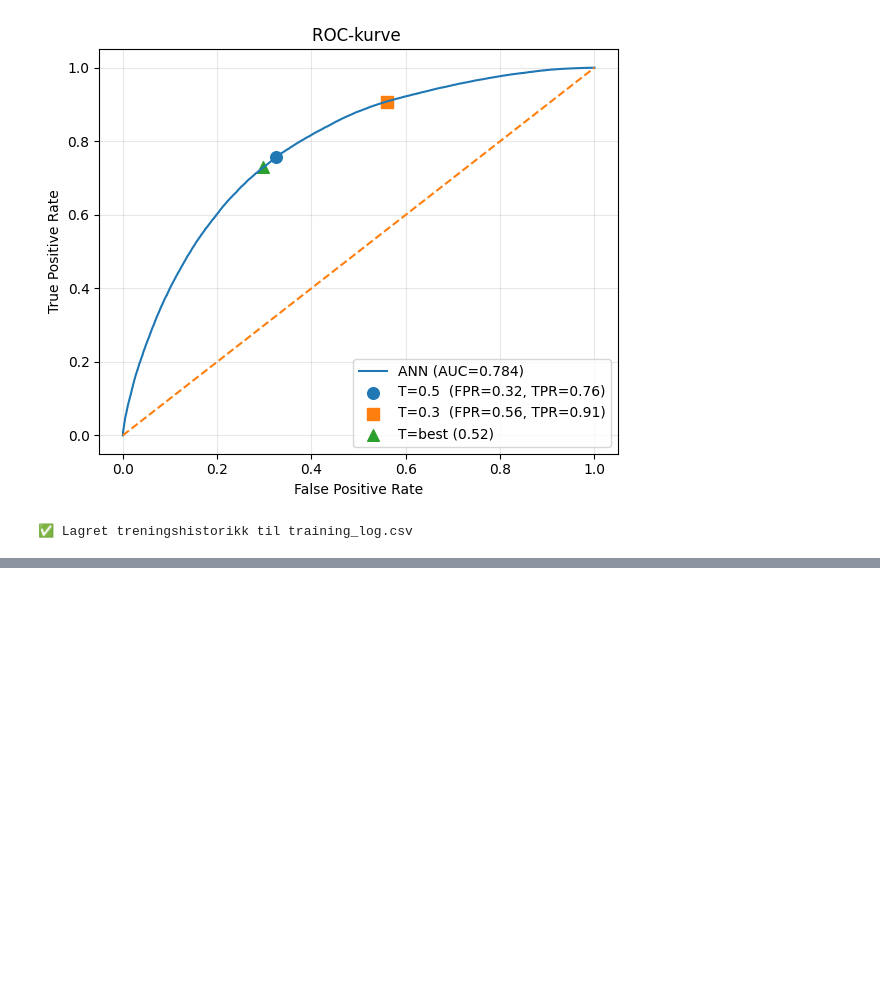
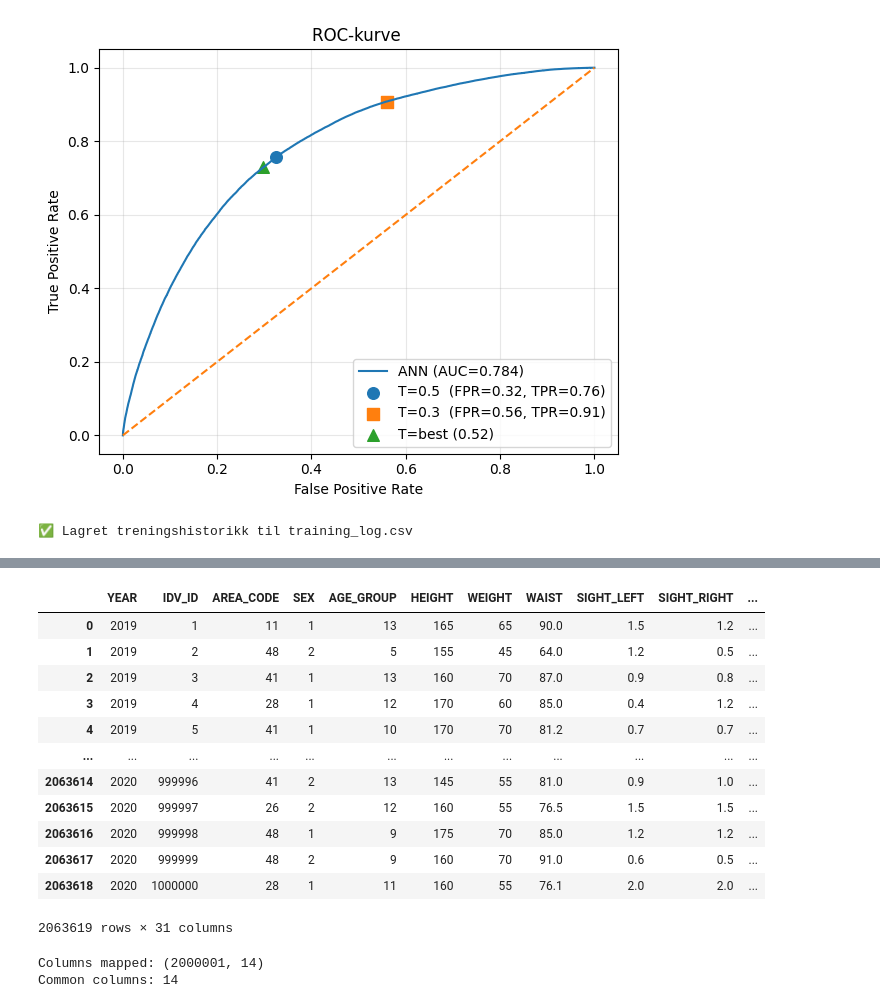
Before and after one commit to Oddvar112/IT3212-Datadrevet-Programvare, a Jupyter notebook: Oppgave_3/oppgav.ipynb, the cells around one changed output, grey strips where cells are left out. Cells and saved outputs as stored; diff of their text form; code cells hidden in the pictures; blank space fills up the shorter version.

```diff
--- a/Oppgave_3/oppgav.ipynb
+++ b/Oppgave_3/oppgav.ipynb
@@ -588,0 +591,17 @@ print("✅ Lagret treningshistorikk til training_log.csv")
+# %%
+df_2019 = pd.read_csv("health_checkup_2019.csv")
+df_2020 = pd.read_csv("health_checkup_2020.csv")
+
+print(f"2019 shape: {df_2019.shape}")
+print(f"2020 shape: {df_2020.shape}")
+
+df_combined = pd.concat([df_2019, df_2020], ignore_index=True)
+print(f"Combined shape: {df_combined.shape}")
+
+num_duplicates = df_combined.duplicated().sum()
+num_total = df_combined.shape[0]
+num_unique = num_total - num_duplicates
+print(f"Duplicates removed: {num_duplicates} ({(num_duplicates/num_total)*100:.2f}%)")
+
+df_2020_unique = df_combined.drop_duplicates()
+print(f"After dedup: {df_2020_unique.shape}")
@@ -588,0 +616,62 @@ print("✅ Lagret treningshistorikk til training_log.csv")
+# %%
+df_combined
+# %% [output]
+|  | YEAR | IDV_ID | AREA_CODE | SEX | AGE_GROUP | HEIGHT | WEIGHT | WAIST | SIGHT_LEFT | SIGHT_RIGHT | ... |
+| 0 | 2019 | 1 | 11 | 1 | 13 | 165 | 65 | 90.0 | 1.5 | 1.2 | ... |
+| 1 | 2019 | 2 | 48 | 2 | 5 | 155 | 45 | 64.0 | 1.2 | 0.5 | ... |
+| 2 | 2019 | 3 | 41 | 1 | 13 | 160 | 70 | 87.0 | 0.9 | 0.8 | ... |
+| 3 | 2019 | 4 | 28 | 1 | 12 | 170 | 60 | 85.0 | 0.4 | 1.2 | ... |
+| 4 | 2019 | 5 | 41 | 1 | 10 | 170 | 70 | 81.2 | 0.7 | 0.7 | ... |
+| ... | ... | ... | ... | ... | ... | ... | ... | ... | ... | ... | ... |
+| 2063614 | 2020 | 999996 | 41 | 2 | 13 | 145 | 55 | 81.0 | 0.9 | 1.0 | ... |
+| 2063615 | 2020 | 999997 | 26 | 2 | 12 | 160 | 55 | 76.5 | 1.5 | 1.5 | ... |
+| 2063616 | 2020 | 999998 | 48 | 1 | 9 | 175 | 70 | 85.0 | 1.2 | 1.2 | ... |
+| 2063617 | 2020 | 999999 | 48 | 2 | 9 | 160 | 70 | 91.0 | 0.6 | 0.5 | ... |
+| 2063618 | 2020 | 1000000 | 28 | 1 | 11 | 160 | 55 | 76.1 | 2.0 | 2.0 | ... |
+2063619 rows × 31 columns
+# %%
+column_mapping = {
+    "REAL_AGE": "age",
+    "AGE_GROUP": "age_group",
+    "HEIGHT": "height",
+    "WEIGHT": "weight",
+    "SIGHT_LEFT": "sight_left",
+    "SIGHT_RIGHT": "sight_right",
+    "HEAR_LEFT": "hear_left",
+    "HEAR_RIGHT": "hear_right",
+    "SBP": "SBP",
+    "DBP": "DBP",
+    "BLDS": "BLDS",
+    "TOT_CHOL": "tot_chole",
+    "HDL_CHOL": "HDL_chole",
+    "LDL_CHOL": "LDL_chole",
+    "TRIGLYCERIDE": "triglyceride",
+    "URINE_PROTEIN": "urine_protein",
+    "GAMMA_GTP": "gamma_GTP",
+    "SMK_STAT_TYPE_CD": "SMK_stat_type_cd",
+    "DRK_YN": "DRK_YN",
+    "WAIST": "waistline",
+    "SEX": "sex"
+}
+
+df_2020_renamed = df_2020_unique.rename(columns=column_mapping)
+
+if "age_group" in df_2020_renamed.columns and "age" not in df_2020_renamed.columns:
+    age_group_to_age = {
+        1: 2, 2: 7, 3: 12, 4: 17, 5: 22,
+        6: 27, 7: 32, 8: 37, 9: 42, 10: 47,
+        11: 52, 12: 57, 13: 62, 14: 67, 15: 72,
+        16: 77, 17: 82, 18: 87
+    }
+    df_2020_renamed["age"] = df_2020_renamed["age_group"].map(age_group_to_age)
+    df_2020_renamed = df_2020_renamed.drop(columns=["age_group"])
+
+original_cols = pd.read_csv("smoking_driking_dataset_Ver01.csv").columns.tolist()
+common_cols = [c for c in original_cols if c in df_2020_renamed.columns]
+df_2020_renamed = df_2020_renamed[common_cols]
+
+print(f"Columns mapped: {df_2020_renamed.shape}")
+print(f"Common columns: {len(common_cols)}")
+# %% [output]
+Columns mapped: (2000001, 14)
+Common columns: 14
```
Also changed, not shown: parts of 21 cells of this notebook.
